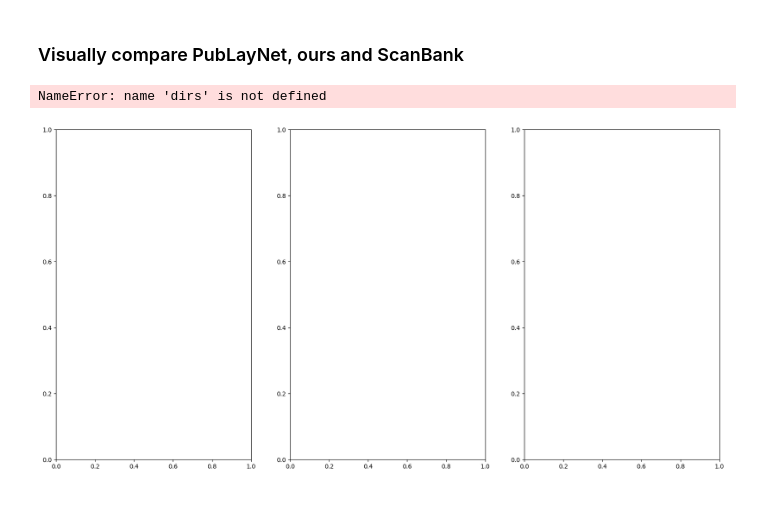
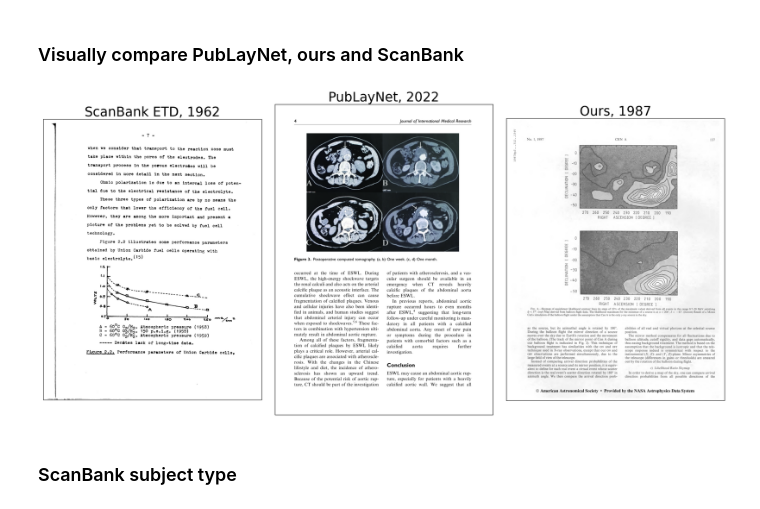
Before and after one commit to ReadingTimeMachine/digitization_at_high_localization, a Jupyter notebook: extra_plots.ipynb, the cells around one changed output. Cells and saved outputs as stored; diff of their text form; code cells hidden in the pictures.

```diff
--- a/extra_plots.ipynb
+++ b/extra_plots.ipynb
@@ -4,6 +4,8 @@
 pages_scanbank_dir = '/Users/jnaiman/Dropbox/wwt_image_extraction/FigureLocalization/BenchMarks/Pages_scanbank/RandomSingleFromPDFIndexed/'
 pages_publaynet_dir = '/Users/jnaiman/Dropbox/wwt_image_extraction/FigureLocalization/BenchMarks/Pages_pmcnoncom/RandomSingleFromPDFIndexed/'
 pages_ours_dir = '/Users/jnaiman/Dropbox/wwt_image_extraction/FigureLocalization/Pages/RandomSingleFromPDFIndexed/'
+
+save_dir = '/Users/jnaiman/Dropbox/wwt_image_extraction/FigureLocalization/paper2/ref_figures/'
 # %%
 from PIL import Image
 import matplotlib.pyplot as plt
@@ -13,8 +18,8 @@ import numpy as np
 # %%
 scanbank = '1721_1_11504_p10.jpeg' # FUEL CELLS: EFFECT OF CURRENT ON THE GAS-SOLUTION-ELECTRODE INTERFACE CONTACT ANGLE, 1962
 publaynet = '10.1177_0300060520931608.PMC7297492_p3.jpeg' # Abdominal aortic rupture after extracorporeal shockwave lithotripsy: A rare case report and literature review, 2020
-ours = '1987ApJ___316L__21R_p3.jpeg'
+ours = '1987ApJ___312__134V_p3.jpeg'
 
 figures = [scanbank, publaynet, ours]
 dirs = [pages_scanbank_dir,pages_publaynet_dir,pages_ours_dir]
-dates = [1962, 2022, 1987]
+titles = ['ScanBank ETD, 1962', 'PubLayNet, 2022', 'Ours, 1987']
@@ -21,9 +31,20 @@ dates = [1962, 2022, 1987]
 # %%
 fig,ax = plt.subplots(1,3, figsize=(20,10))
-for i,(f,d) in enumerate(zip(figures,dirs)):
-    im = np.array(Image.open(f).convert('RGB'))
+for i,(f,d,t) in enumerate(zip(figures,dirs,titles)):
+    im = np.array(Image.open(d+f).convert('RGB'))
     ax[i].imshow(im)
+    ax[i].set_title(t)
+    # for major ticks
+    ax[i].set_xticks([])
+    ax[i].set_yticks([])
+    # for minor ticks
+    ax[i].set_xticks([], minor=True)
+    ax[i].set_yticks([], minor=True)
+
+fig.tight_layout()
+fig.savefig(save_dir + 'scanbank_publaynet_viz_compare.pdf')
 plt.show()
 # %% [output]
-NameError: name 'dirs' is not defined
-[figure, old version]
+[figure, new version]
+# %% [markdown]
+### ScanBank subject type
```
Also changed, not shown: parts of 13 cells of this notebook, 6 other files.
